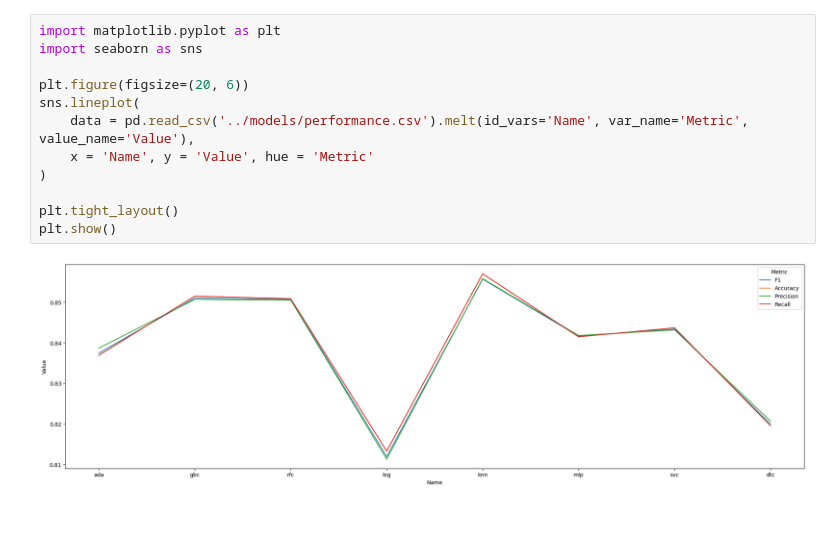
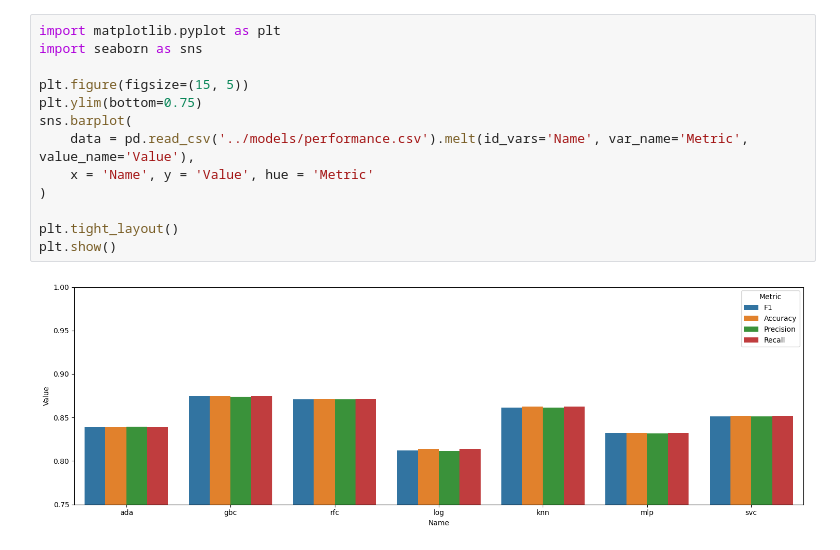
Before and after one commit to Erioldeth/Lung-Cancer-Analysis, a Jupyter notebook: notebooks/training.ipynb, the cells around one changed output. Saved outputs shown, nothing was run; the diff lists cells and outputs as text; blank space fills up the shorter version.

```diff
--- a/notebooks/training.ipynb
+++ b/notebooks/training.ipynb
@@ -171,14 +175,15 @@ DTC ----- 0.8199 0.8195 0.8207 0.8195
 # %%
 import matplotlib.pyplot as plt
 import seaborn as sns
 
-plt.figure(figsize=(20, 6))
-sns.lineplot(
+plt.figure(figsize=(15, 5))
+plt.ylim(bottom=0.75)
+sns.barplot(
     data = pd.read_csv('../models/performance.csv').melt(id_vars='Name', var_name='Metric', value_name='Value'),
     x = 'Name', y = 'Value', hue = 'Metric'
 )
 
 plt.tight_layout()
 plt.show()
 # %% [output]
-[figure, old version]
+[figure, new version]
```
Also changed, not shown: parts of 4 cells of this notebook, 5 other files.
